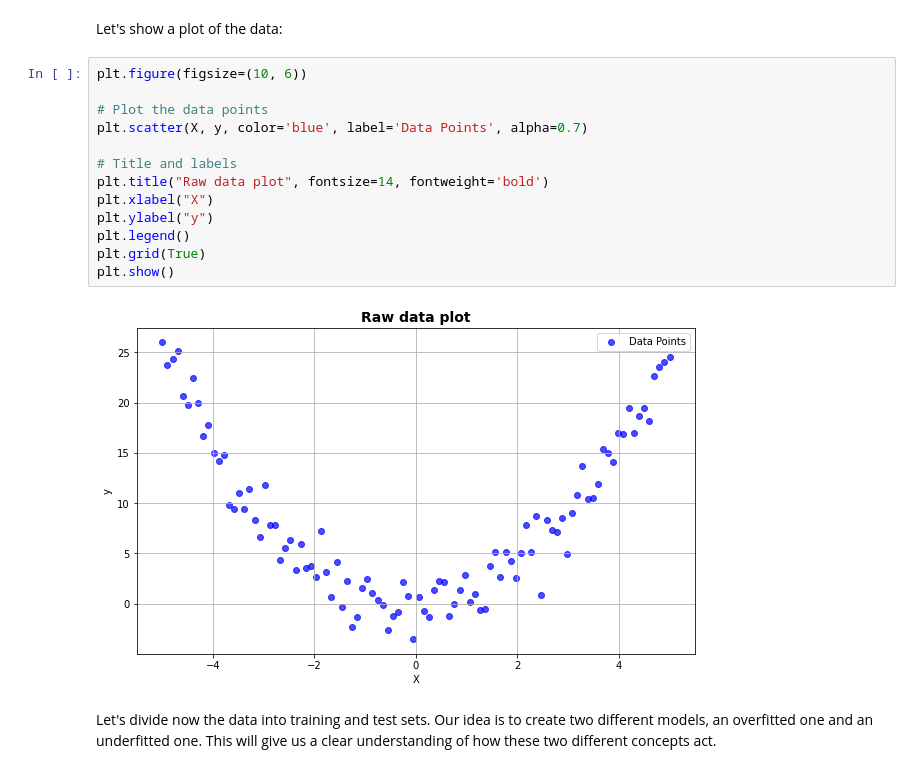
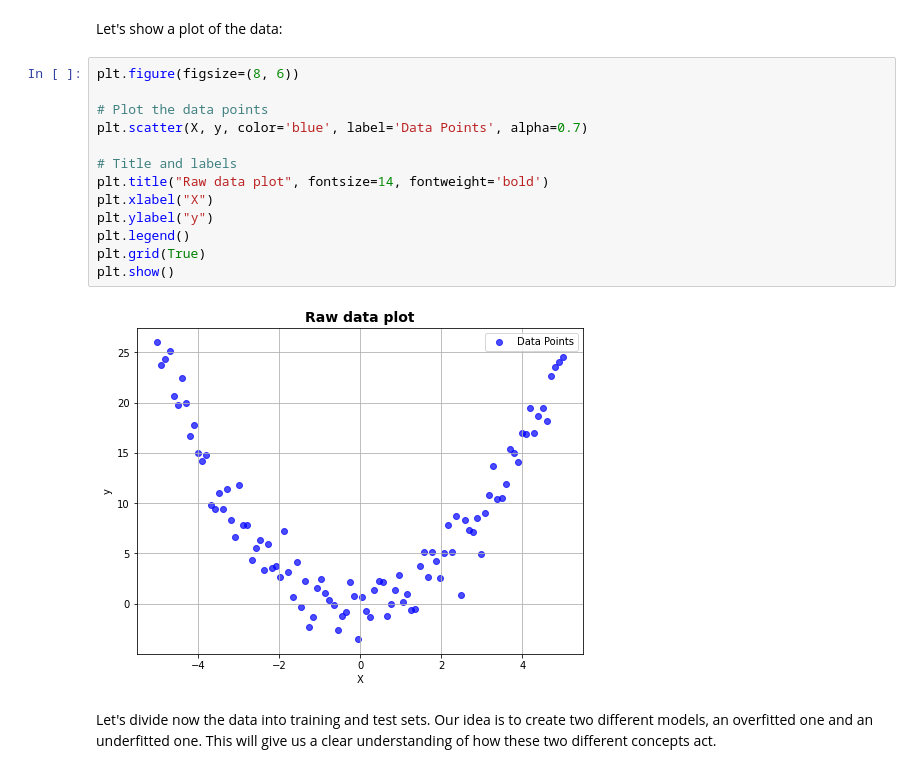
Before and after one commit to aitorlarrinoa/data-science-concepts, a Jupyter notebook: notebooks/01_overfitting_underfitting.ipynb, the cells around one changed output. Cells and saved outputs as stored; diff of their text form.

```diff
--- a/notebooks/01_overfitting_underfitting.ipynb
+++ b/notebooks/01_overfitting_underfitting.ipynb
@@ -71,20 +79,20 @@ y = X**2 + np.random.normal(0, 2, size=X.shape)
 # %% [markdown]
 Let's show a plot of the data:
 # %%
-plt.figure(figsize=(10, 6))
+plt.figure(figsize=(8, 6))
 
 # Plot the data points
 plt.scatter(X, y, color='blue', label='Data Points', alpha=0.7)
 
 # Title and labels
 plt.title("Raw data plot", fontsize=14, fontweight='bold')
 plt.xlabel("X")
 plt.ylabel("y")
 plt.legend()
 plt.grid(True)
 plt.show()
 # %% [output]
-[figure, old version]
+[figure, new version]
 # %% [markdown]
 Let's divide now the data into training and test sets. Our idea is to create two different models, an overfitted one and an underfitted one. This will give us a clear understanding of how these two different concepts act.
 # %%
```
Also changed, not shown: parts of 17 cells of this notebook, 1 other file.
